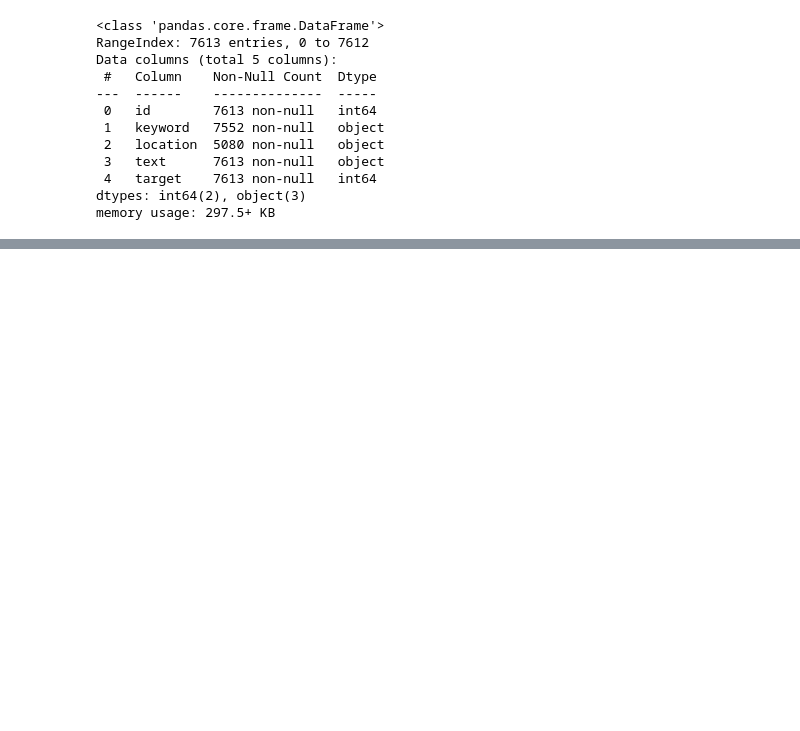
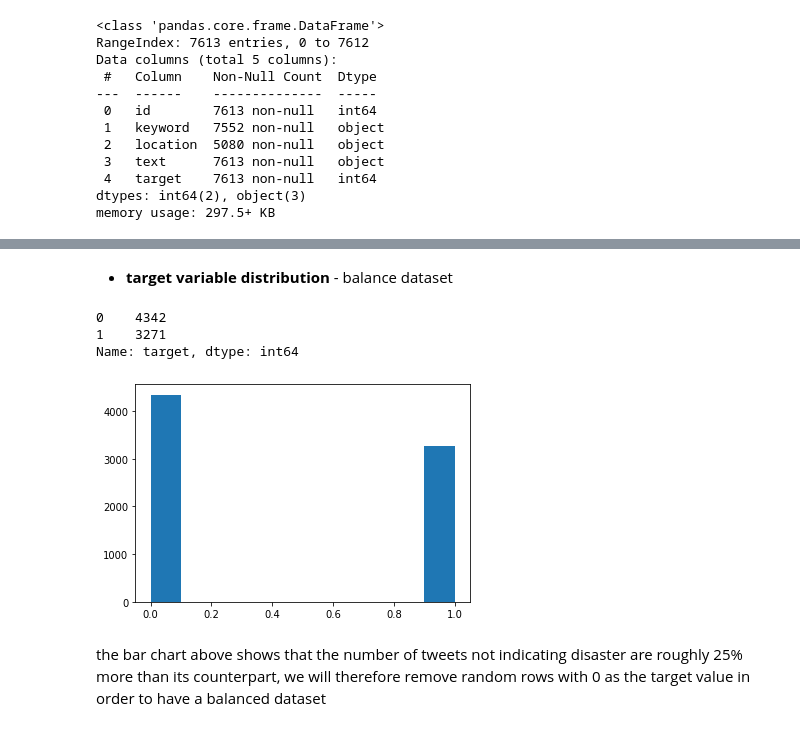
Before and after one commit to y-prog/NLP, a Jupyter notebook: NLP_kaggle_tweets_disaster.ipynb, the cells around one changed output, grey strips where cells are left out. Drawn from its saved outputs; the diff is of its cells as text; code cells hidden in the pictures; blank space fills up the shorter version.

```diff
--- a/NLP_kaggle_tweets_disaster.ipynb
+++ b/NLP_kaggle_tweets_disaster.ipynb
@@ -125,26 +144,0 @@ train_tweet['location'] = train_tweet['location'].fillna('loc') # replace null v
-# %%
-train_tweet=train_tweet.apply(lambda x: x.astype(str).str.lower())
-train_tweet=train_tweet.replace('\[.*?\]', ' ', regex=True)
-train_tweet= train_tweet.replace('%', ' ', regex= True)
-train_tweet= train_tweet.replace('\w*\d\w*', ' ', regex= True)
-train_tweet= train_tweet.replace('@', ' ', regex= True)
-train_tweet= train_tweet.replace('\\?', ' ', regex= True)
-train_tweet= train_tweet.replace('#', ' ', regex= True)
-train_tweet= train_tweet.replace('\\\http\S+', ' ', regex= True)
-train_tweet = train_tweet.replace('\x89\S+', ' ', regex= True)
-train_tweet = train_tweet.replace('rea\x89û\S+', ' ', regex= True)
-
-train_tweet= train_tweet.replace('[-()\"#/@;:<>{}`+=~|.!?,]', ' ', regex= True)
-train_tweet= train_tweet.replace('[‘’“”…]', ' ', regex= True)
-train_tweet= train_tweet.replace('åê', ' ', regex= True)
-train_tweet= train_tweet.replace('http\S+', ' ', regex= True)
-train_tweet= train_tweet.replace('\$', 's', regex= True)
-train_tweet= train_tweet.replace("[\"\',]", '', regex= True)
-train_tweet= train_tweet.replace('http', '', regex= True)
-train_tweet= train_tweet.replace(' u ', ' you ', regex= True)
-
-
-train_tweet = train_tweet.replace(r'\s+', ' ', regex=True)
-train_tweet.keyword = train_tweet.keyword.replace(r'\s+', '', regex=True)
-
-train_tweet['target']=target_list # include target column
@@ -150,0 +152,12 @@ train_tweet['target']=target_list # include target column
+# %% [markdown]
+ - __target variable distribution__ - balance dataset
+# %%
+plt.hist(train_tweet.target)
+print(train_tweet.target.value_counts())
+# %% [output]
+0    4342
+1    3271
+Name: target, dtype: int64
+[figure, added]
+# %% [markdown]
+the bar chart above shows that the number of tweets not indicating disaster are roughly 25% more than its counterpart, we will therefore remove random rows with 0 as the target value in order to have a balanced dataset
```
Also changed, not shown: parts of 112 cells of this notebook, 1 other file.
